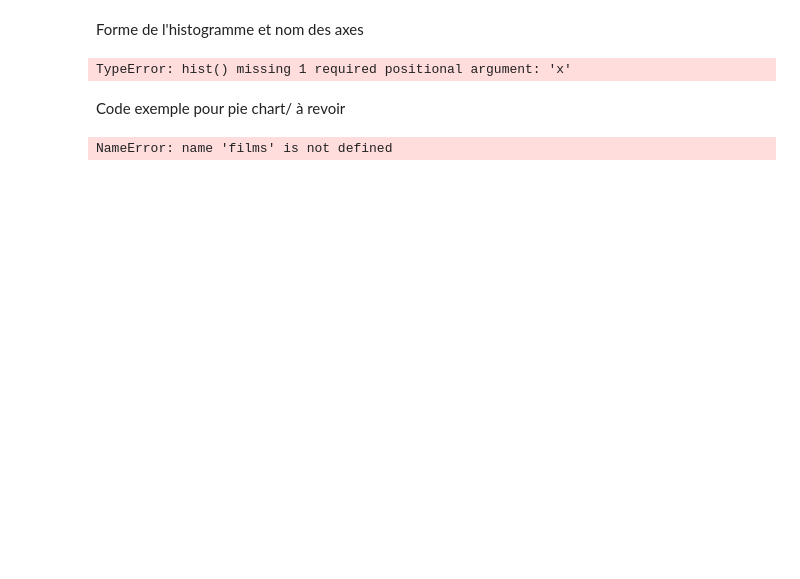
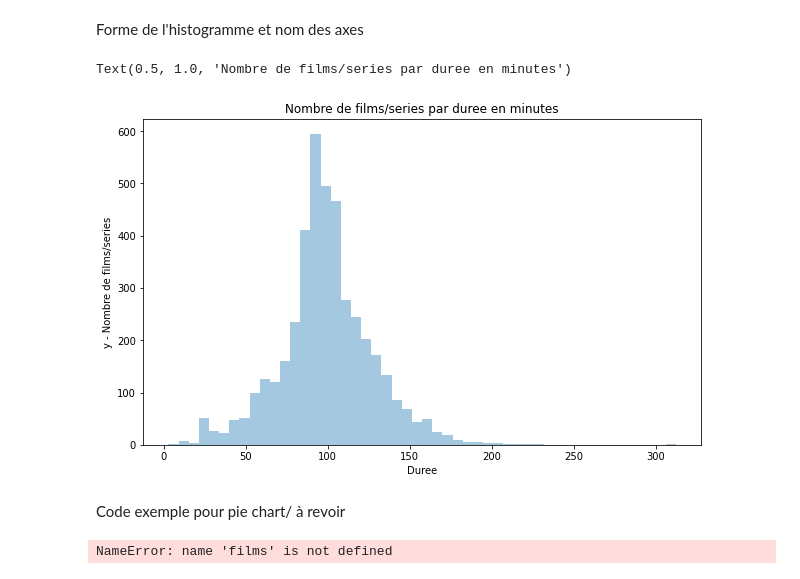
Before and after one commit to BaptisteHurel/Python, a Jupyter notebook: Mini Projet/Intro ML.ipynb, the cells around one changed output. Saved outputs shown, nothing was run; the diff lists cells and outputs as text; code cells hidden in the pictures; blank space fills up the shorter version.

```diff
--- a/Mini Projet/Intro ML.ipynb
+++ b/Mini Projet/Intro ML.ipynb
@@ -66,13 +66,14 @@ See the caveats in the documentation: https://pandas.pydata.org/pandas-docs/stab
 # %% [markdown]
 Forme de l'histogramme et nom des axes
 # %%
-plt.hist(figsize =(10,6))
+plt.figure(figsize =(10,6))
 plt.xlabel('x - Nombre de films/series ')
 plt.ylabel('y - Nombre de films/series')
 sns.distplot(graph3.Duree,kde =False)
 plt.title('Nombre de films/series par duree en minutes')
 # %% [output]
-TypeError: hist() missing 1 required positional argument: 'x'
+Text(0.5, 1.0, 'Nombre de films/series par duree en minutes')
+[figure, added]
 # %% [markdown]
 Code exemple pour pie chart/ à revoir
 # %%
```
Also changed, not shown: parts of 28 cells of this notebook.
